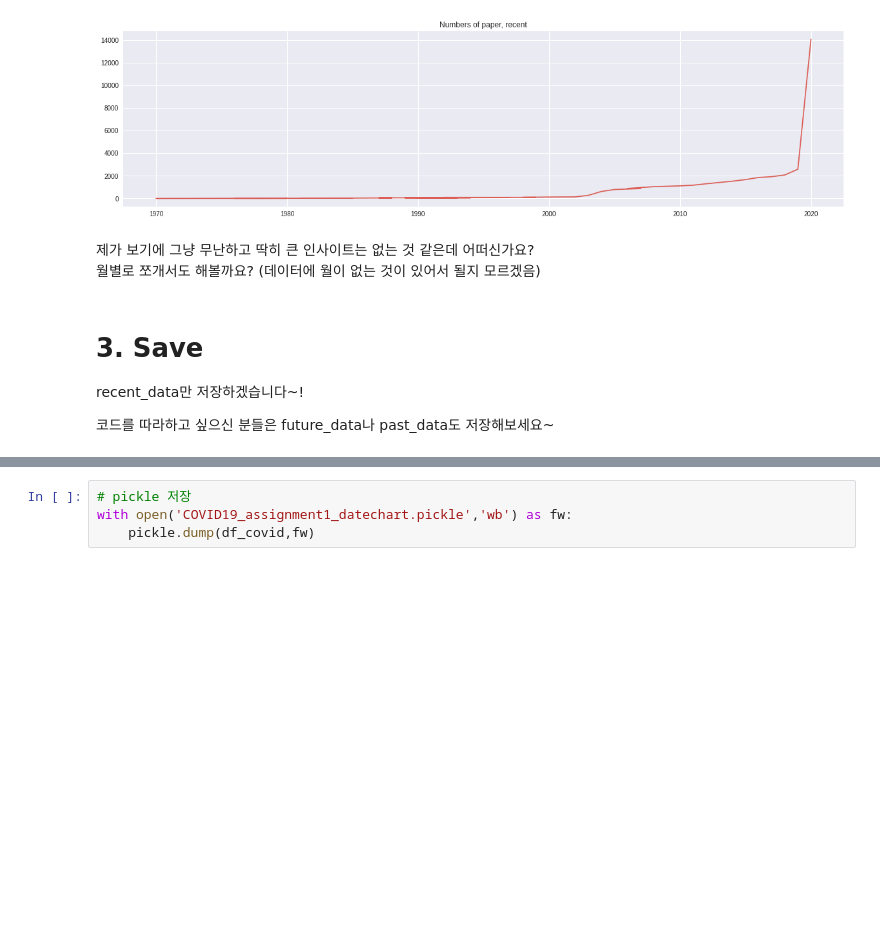
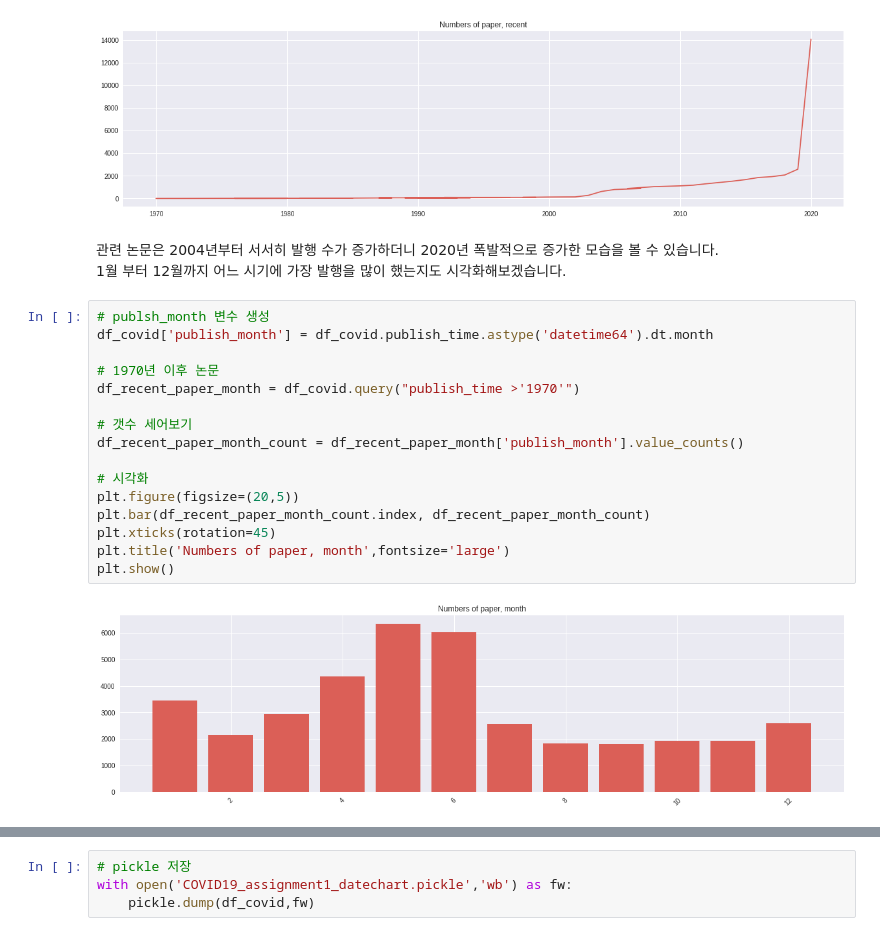
Before and after one commit to cryingjin/Today-I-Learned, a Jupyter notebook: assignment1_datechart.ipynb, the cells around one changed output, grey strips where cells are left out. Saved outputs shown, nothing was run; the diff lists cells and outputs as text; blank space fills up the shorter version.

Commit message:
Final date chart about # of published Covid19 papers

```diff
--- a/assignment1_datechart.ipynb
+++ b/assignment1_datechart.ipynb
@@ -141,11 +138,24 @@ df_recent_paper_count.plot(title = 'Numbers of paper, recent')
 # %% [output]
 <matplotlib.axes._subplots.AxesSubplot at 0x...>
 [figure]
-# %% [markdown]
-제가 보기에 그냥 무난하고 딱히 큰 인사이트는 없는 것 같은데 어떠신가요?
-월별로 쪼개서도 해볼까요? (데이터에 월이 없는 것이 있어서 될지 모르겠음)
-# %% [markdown]
-# 3. Save
-recent_data만 저장하겠습니다~!
-
-코드를 따라하고 싶으신 분들은 future_data나 past_data도 저장해보세요~
+# %% [markdown]
+관련 논문은 2004년부터 서서히 발행 수가 증가하더니 2020년 폭발적으로 증가한 모습을 볼 수 있습니다.
+1월 부터 12월까지 어느 시기에 가장 발행을 많이 했는지도 시각화해보겠습니다.
+# %%
+# publsh_month 변수 생성
+df_covid['publish_month'] = df_covid.publish_time.astype('datetime64').dt.month
+
+# 1970년 이후 논문
+df_recent_paper_month = df_covid.query("publish_time >'1970'")
+
+# 갯수 세어보기
+df_recent_paper_month_count = df_recent_paper_month['publish_month'].value_counts()
+
+# 시각화
+plt.figure(figsize=(20,5))
+plt.bar(df_recent_paper_month_count.index, df_recent_paper_month_count)
+plt.xticks(rotation=45)
+plt.title('Numbers of paper, month',fontsize='large')
+plt.show()
+# %% [output]
+[figure, added]
```
Also changed, not shown: parts of 15 cells of this notebook.
